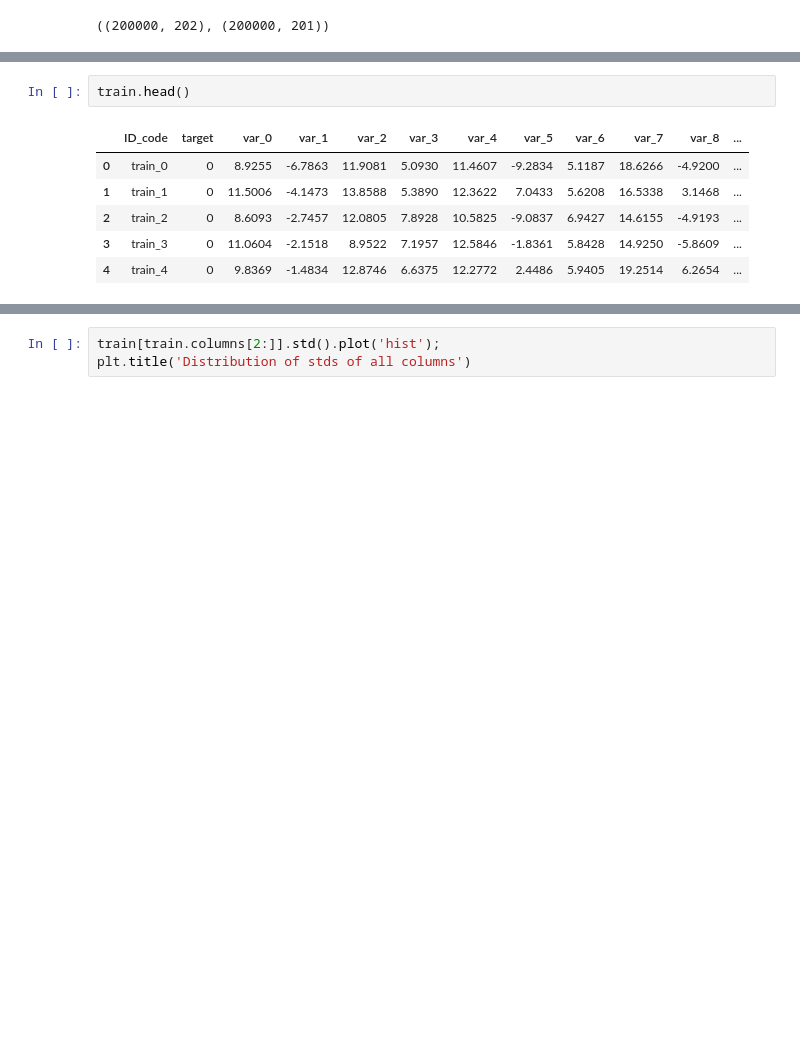
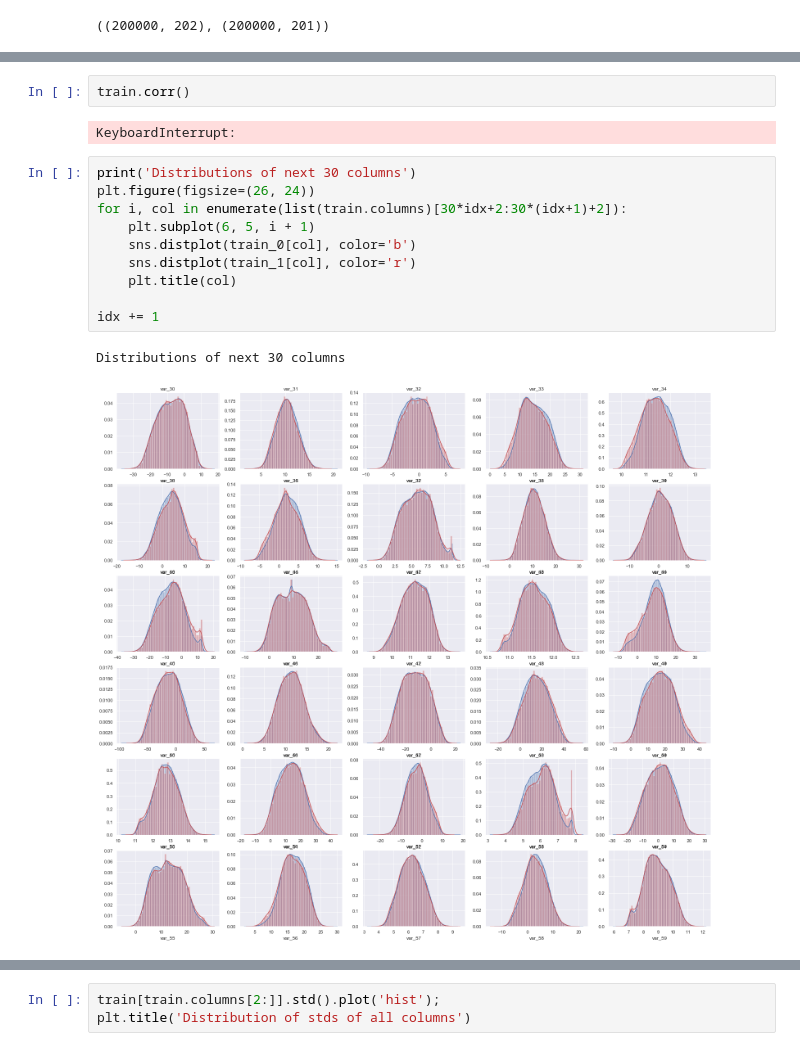
Before and after one commit to SONG-WONHO/Kaggle-Santander, a Jupyter notebook: 01 EDA - Simple.ipynb, the cells around one changed output, grey strips where cells are left out. Drawn from its saved outputs; the diff is of its cells as text; blank space fills up the shorter version.

```diff
--- a/01 EDA - Simple.ipynb
+++ b/01 EDA - Simple.ipynb
@@ -53,9 +101,17 @@ train.shape, test.shape
 # %%
-train.head()
+train.corr()
 # %% [output]
-|  | ID_code | target | var_0 | var_1 | var_2 | var_3 | var_4 | var_5 | var_6 | var_7 | var_8 | ... |
-| 0 | train_0 | 0 | 8.9255 | -6.7863 | 11.9081 | 5.0930 | 11.4607 | -9.2834 | 5.1187 | 18.6266 | -4.9200 | ... |
-| 1 | train_1 | 0 | 11.5006 | -4.1473 | 13.8588 | 5.3890 | 12.3622 | 7.0433 | 5.6208 | 16.5338 | 3.1468 | ... |
-| 2 | train_2 | 0 | 8.6093 | -2.7457 | 12.0805 | 7.8928 | 10.5825 | -9.0837 | 6.9427 | 14.6155 | -4.9193 | ... |
-| 3 | train_3 | 0 | 11.0604 | -2.1518 | 8.9522 | 7.1957 | 12.5846 | -1.8361 | 5.8428 | 14.9250 | -5.8609 | ... |
-| 4 | train_4 | 0 | 9.8369 | -1.4834 | 12.8746 | 6.6375 | 12.2772 | 2.4486 | 5.9405 | 19.2514 | 6.2654 | ... |
+KeyboardInterrupt:
+# %%
+print('Distributions of next 30 columns')
+plt.figure(figsize=(26, 24))
+for i, col in enumerate(list(train.columns)[30*idx+2:30*(idx+1)+2]):
+    plt.subplot(6, 5, i + 1)
+    sns.distplot(train_0[col], color='b')
+    sns.distplot(train_1[col], color='r')
+    plt.title(col)
+
+idx += 1
+# %% [output]
+Distributions of next 30 columns
+[figure, added]
```
Also changed, not shown: parts of 33 cells of this notebook.
